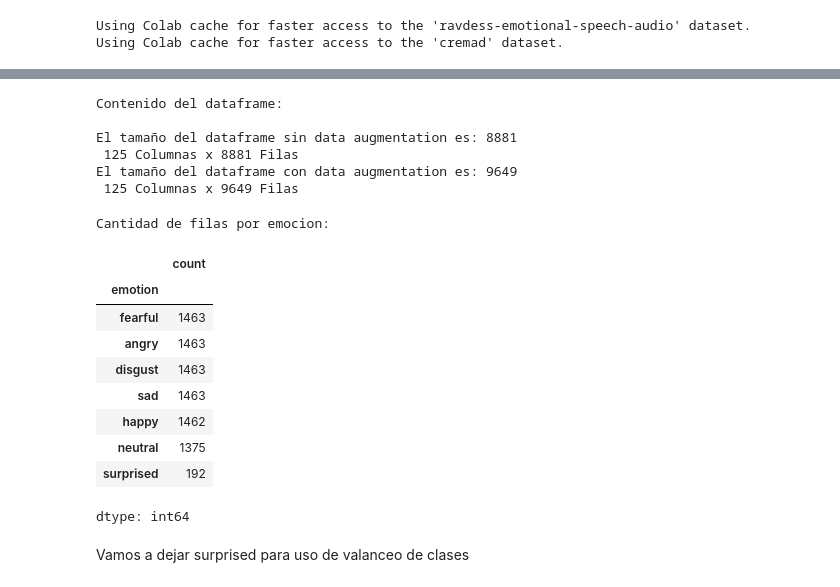
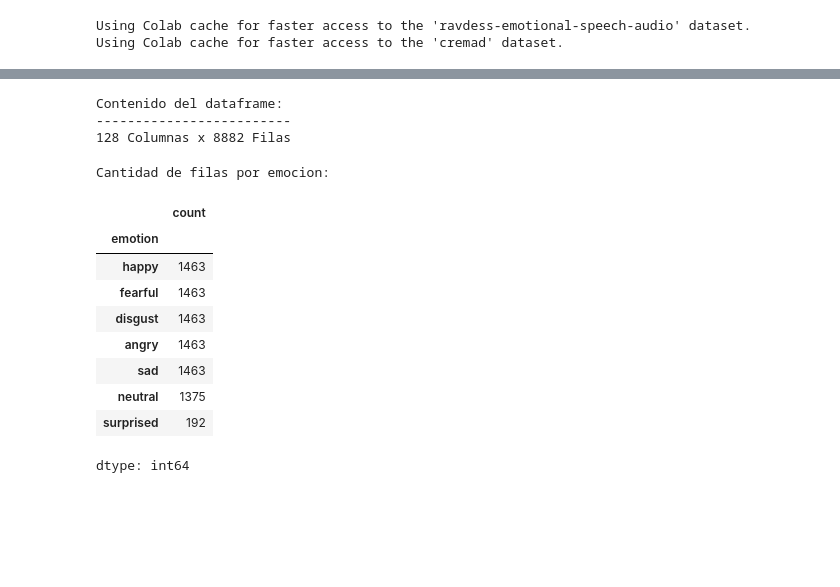
Before and after one commit to AcSsalazar/the-color-of-emotions, a Jupyter notebook: Notebooks/4.2-feature-extraction-rav_and_crema.ipynb, the cells around one changed output, grey strips where cells are left out. Saved outputs shown, nothing was run; the diff lists cells and outputs as text; code cells hidden in the pictures; blank space fills up the shorter version.

```diff
--- a/Notebooks/4.2-feature-extraction-rav_and_crema.ipynb
+++ b/Notebooks/4.2-feature-extraction-rav_and_crema.ipynb
@@ -71,6 +72,8 @@ os.makedirs(FAST_ROOT_DIR, exist_ok=True)
 SAMPLE_RATE = 22050
 MIN_DURATION = 0.5
 MAX_DURATION = 3
+TARGET_SAMPLES = (SAMPLE_RATE * MAX_DURATION )
+FEATURES_TO_EXTRACT = ['mfcc', 'mel_spec']
 IMG_RES = (224, 224)
 PAD_MODE = "constant" # Para padding de audios cortos
 
@@ -78,7 +81,7 @@ PAD_MODE = "constant" # Para padding de audios cortos
 #-------------------------------------------------------------------------
 
 OUT_DIR_IMAGES = '/content/dataset_split'
-OUT_DIR_CSV = '/content/features_extended_pure_csv'
+OUT_DIR_CSV = '/content/features_extended_pure.csv'
 # %%
 # En caso de revision de codigo y evitar procesamiento pesado:
 
@@ -244,29 +252,25 @@ df_02 = df_02 .drop_duplicates()
-# %%
-print ("Contenido del dataframe: \n")
-print (f"El tamaño del dataframe sin data augmentation es: {len(df_01)} \n", f"{len(df_01.columns)} Columnas x {len(df_01)} Filas")
-print (f"El tamaño del dataframe con data augmentation es: {len(df_02)} \n", f"{len(df_02.columns)} Columnas x {len(df_02)} Filas")
-# %% [output]
-Contenido del dataframe:
-
-El tamaño del dataframe sin data augmentation es: 8881
- 125 Columnas x 8881 Filas
-El tamaño del dataframe con data augmentation es: 9649
- 125 Columnas x 9649 Filas
+# %%
+df =  pd.read_csv(OUT_DIR_CSV)
+# %%
+print("Contenido del dataframe:")
+print("-------------------------")
+print(f"{len(df.columns)} Columnas x {len(df)} Filas")
+# %% [output]
+Contenido del dataframe:
+-------------------------
+128 Columnas x 8882 Filas
 # %%
 print("Cantidad de filas por emocion:")
-
-df_01['emotion'].value_counts()
+df['emotion'].value_counts()
 # %% [output]
 Cantidad de filas por emocion:
 |  | count |
 | emotion |  |
+| happy | 1463 |
 | fearful | 1463 |
+| disgust | 1463 |
 | angry | 1463 |
-| disgust | 1463 |
 | sad | 1463 |
-| happy | 1462 |
 | neutral | 1375 |
 | surprised | 192 |
 dtype: int64
-# %% [markdown]
-Vamos a dejar surprised para uso de valanceo de clases
```
Also changed, not shown: parts of 17 cells of this notebook.
